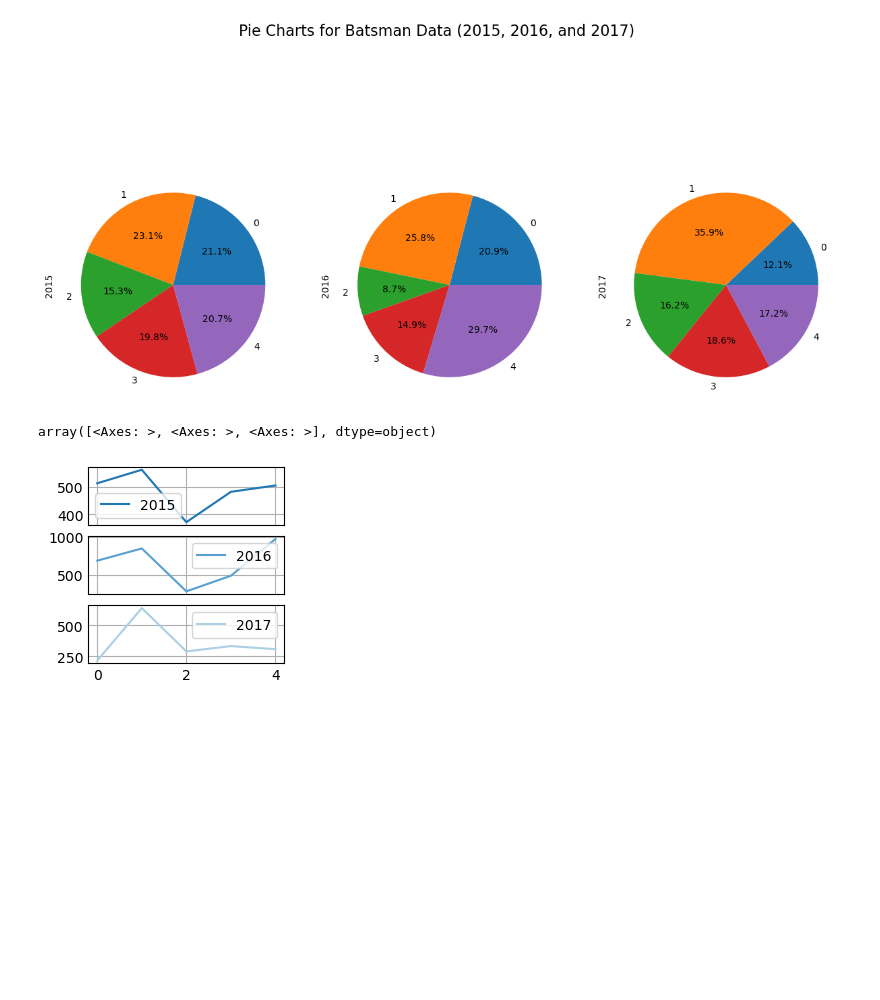
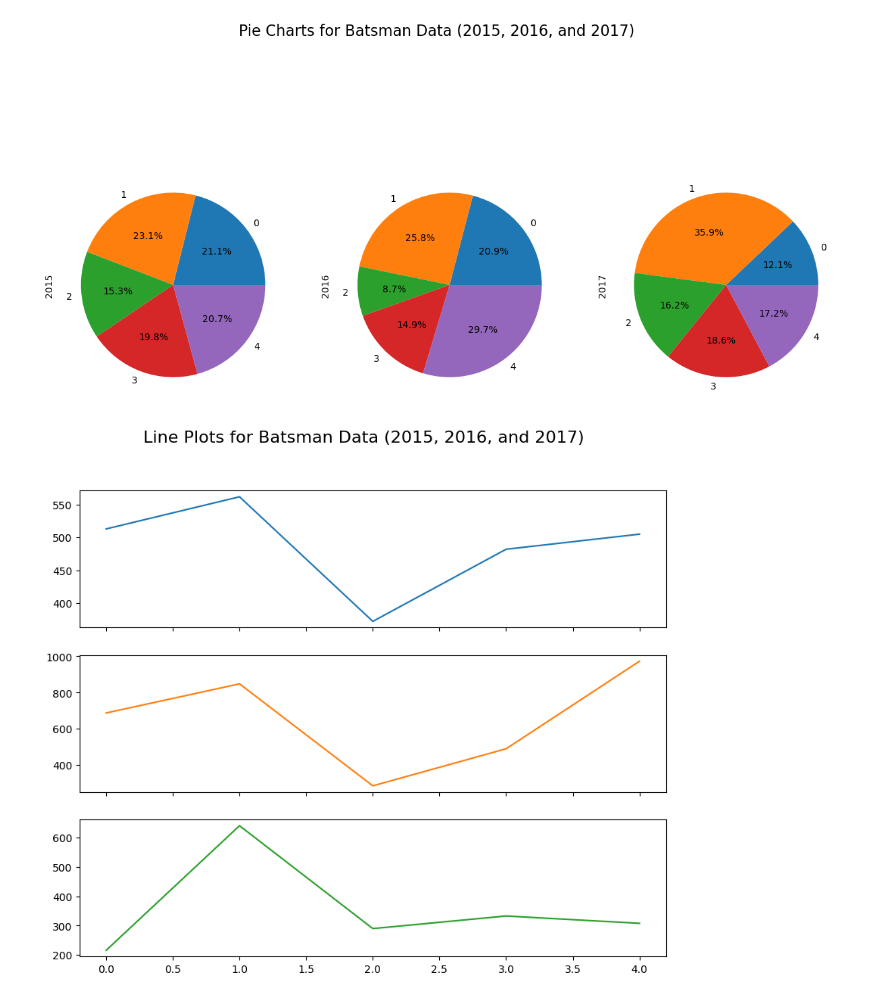
Before and after one commit to Adity-star/Complete-DataScience-Guide, a Jupyter notebook: Machine Learning/Explotitary data analysis/Cricket_batsman_analysis.ipynb, the cells around one changed output. Drawn from its saved outputs; the diff is of its cells as text; code cells hidden in the pictures; blank space fills up the shorter version.

```diff
--- a/Machine Learning/Explotitary data analysis/Cricket_batsman_analysis.ipynb
+++ b/Machine Learning/Explotitary data analysis/Cricket_batsman_analysis.ipynb
@@ -298,7 +291,7 @@ plt.show()
 # %% [output]
 [figure]
 # %%
-bat = pd.read_csv(r"C:\Users\Administrator\Datasets\batsman_season_record.csv")
+bat = pd.read_csv(r"C:\Users\Administrator\DataScience-Work\Data\batsman_season_record.csv")
 bat
 # %% [output]
 |  | batsman | 2015 | 2016 | 2017 |
@@ -371,7 +364,11 @@ plt.show()
 # %% [output]
 [figure]
 # %%
-bat.plot(kind='line',subplots=True)
+# Plotting each year as a separate line plot
+bat.plot(kind='line', subplots=True, figsize=(10, 8), layout=(3, 1), legend=False)
+
+plt.suptitle('Line Plots for Batsman Data (2015, 2016, and 2017)', fontsize=16)
+
+plt.show()
 # %% [output]
-array([<Axes: >, <Axes: >, <Axes: >], dtype=object)
-[figure, old version]
+[figure, new version]
```
Also changed, not shown: parts of 2 cells of this notebook.
